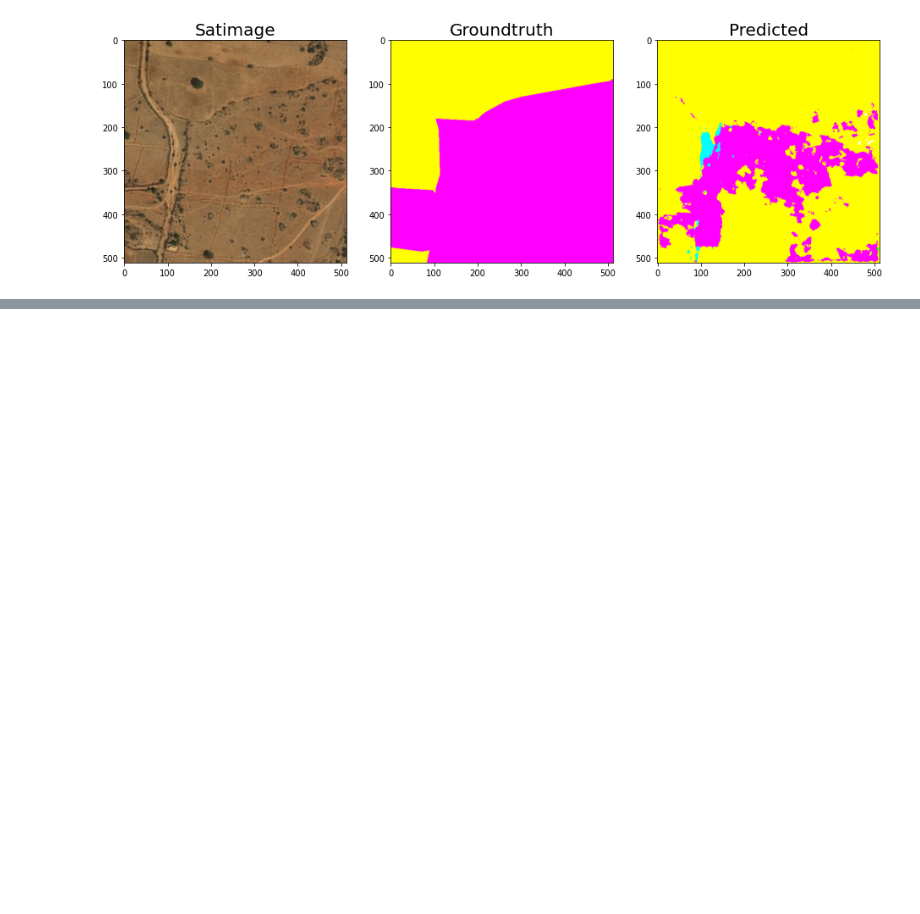
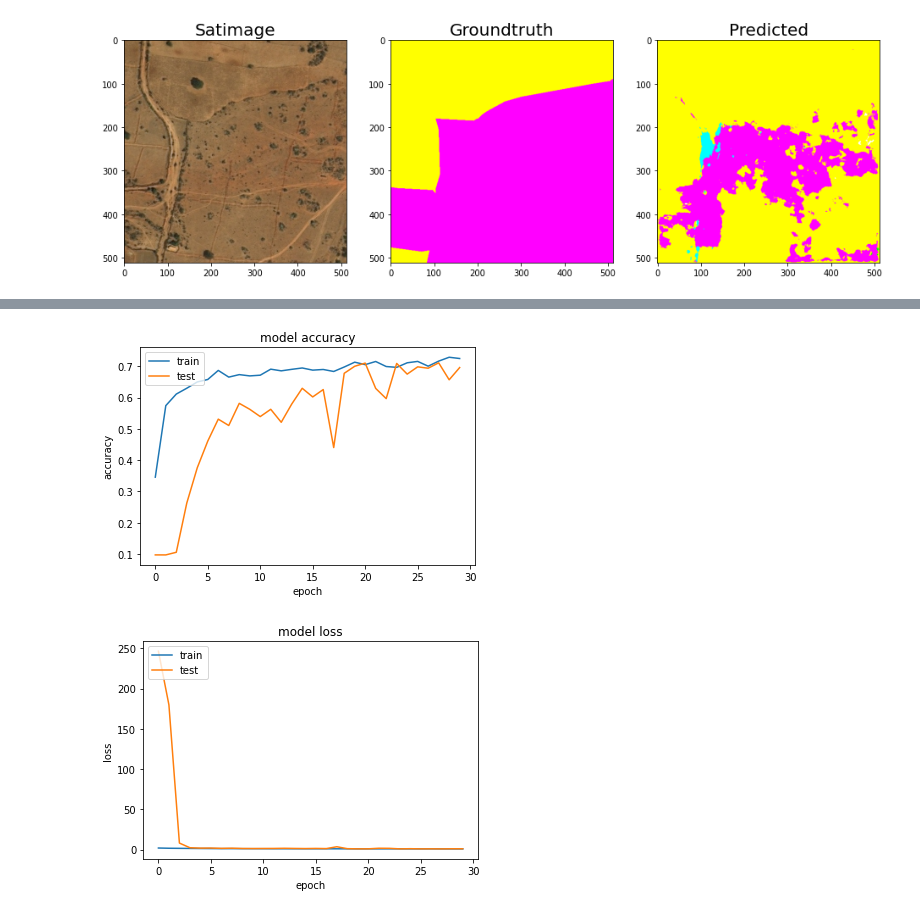
Before and after one commit to johnatawnclementawn/LandCoverSemanticSegmentation, a Jupyter notebook: landCov_semSeg.ipynb, the cells around one changed output, grey strips where cells are left out. Saved outputs shown, nothing was run; the diff lists cells and outputs as text; code cells hidden in the pictures; blank space fills up the shorter version.

Commit message:
Try with higher batch size

```diff
--- a/landCov_semSeg.ipynb
+++ b/landCov_semSeg.ipynb
@@ -812,3 +761,0 @@ ValueError: ignored
-# %%
-# Now that the grid search object has been created, we will fit it to the training set
-unet_grid.fit(X_train, y_train)
@@ -814,0 +774,12 @@ unet_grid.fit(X_train, y_train)
+# %%
+#hyperparamters
+shape = (512, 512, 3)
+num_classes = 7
+lr = 1e-7
+batch_size = 25 # johnathan testing more than 1 image in a batch
+epochs = 75 # expanding epochs to see if accuracy improves over time
+
+train_steps = len(X_train)//batch_size
+test_steps = len(X_test)//batch_size
+print(train_steps)
+print(test_steps)
@@ -814,0 +816,10 @@ unet_grid.fit(X_train, y_train)
+# %%
+# Run the model
+history = model.fit(train_iterator,
+        steps_per_epoch=train_steps,
+        validation_data=(X_test, y_test),
+        validation_steps=test_steps,
+        epochs=epochs,
+        callbacks=callback_list,
+        # verbose=1
+    )
@@ -814,0 +844,19 @@ unet_grid.fit(X_train, y_train)
+# %%
+plt.plot(history.history['accuracy'])
+plt.plot(history.history['val_accuracy'])
+plt.title('model accuracy')
+plt.ylabel('accuracy')
+plt.xlabel('epoch')
+plt.legend(['train', 'test'], loc='upper left')
+plt.show()
+
+plt.plot(history.history['loss'])
+plt.plot(history.history['val_loss'])
+plt.title('model loss')
+plt.ylabel('loss')
+plt.xlabel('epoch')
+plt.legend(['train', 'test'], loc='upper left')
+plt.show()
+# %% [output]
+[figure, added]
+[figure, added]
```
Also changed, not shown: parts of 11 cells of this notebook.
